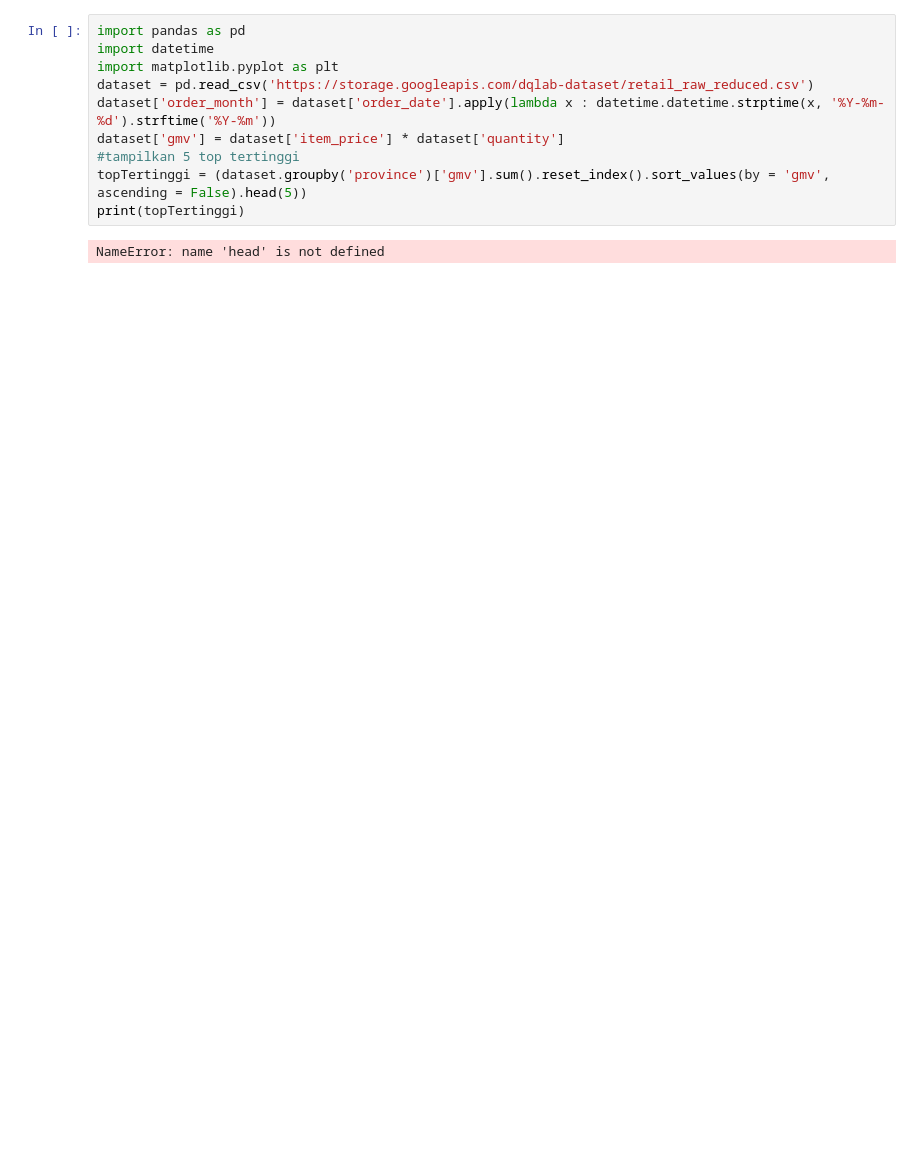
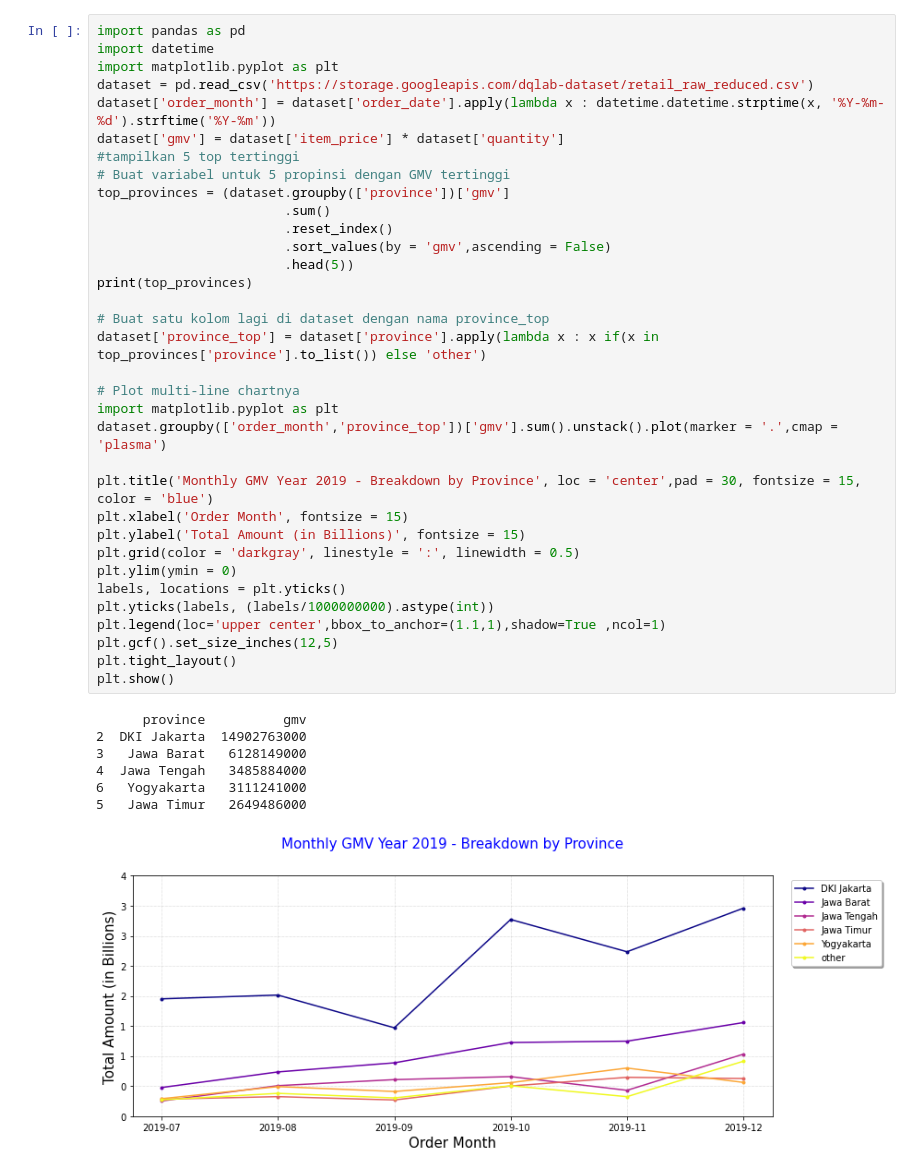
Before and after one commit to syukurd/PYTHONLIKE, a Jupyter notebook: sains/datascience/visualisasi part II/colormap.ipynb, the cells around one changed output. Saved outputs shown, nothing was run; the diff lists cells and outputs as text; blank space fills up the shorter version.

Commit message:
melakukan customisasi cmap 5 top provinsi

```diff
--- a/sains/datascience/visualisasi part II/colormap.ipynb
+++ b/sains/datascience/visualisasi part II/colormap.ipynb
@@ -21,12 +24,42 @@ plt.show()
 # %%
 import pandas as pd
 import datetime
 import matplotlib.pyplot as plt
 dataset = pd.read_csv('https://storage.googleapis.com/dqlab-dataset/retail_raw_reduced.csv')
 dataset['order_month'] = dataset['order_date'].apply(lambda x : datetime.datetime.strptime(x, '%Y-%m-%d').strftime('%Y-%m'))
 dataset['gmv'] = dataset['item_price'] * dataset['quantity']
 #tampilkan 5 top tertinggi
-topTertinggi = (dataset.groupby('province')['gmv'].sum().reset_index().sort_values(by = 'gmv', ascending = False).head(5))
-print(topTertinggi)
+# Buat variabel untuk 5 propinsi dengan GMV tertinggi
+top_provinces = (dataset.groupby(['province'])['gmv']
+                        .sum()
+                        .reset_index()
+                        .sort_values(by = 'gmv',ascending = False)
+                        .head(5))
+print(top_provinces)
+
+# Buat satu kolom lagi di dataset dengan nama province_top
+dataset['province_top'] = dataset['province'].apply(lambda x : x if(x in top_provinces['province'].to_list()) else 'other')
+
+# Plot multi-line chartnya
+import matplotlib.pyplot as plt
+dataset.groupby(['order_month','province_top'])['gmv'].sum().unstack().plot(marker = '.',cmap = 'plasma')
+
+plt.title('Monthly GMV Year 2019 - Breakdown by Province', loc = 'center',pad = 30, fontsize = 15, color = 'blue')
+plt.xlabel('Order Month', fontsize = 15)
+plt.ylabel('Total Amount (in Billions)', fontsize = 15)
+plt.grid(color = 'darkgray', linestyle = ':', linewidth = 0.5)
+plt.ylim(ymin = 0)
+labels, locations = plt.yticks()
+plt.yticks(labels, (labels/1000000000).astype(int))
+plt.legend(loc='upper center',bbox_to_anchor=(1.1,1),shadow=True ,ncol=1)
+plt.gcf().set_size_inches(12,5)
+plt.tight_layout()
+plt.show()
 # %% [output]
-NameError: name 'head' is not defined
+      province          gmv
+2  DKI Jakarta  14902763000
+3   Jawa Barat   6128149000
+4  Jawa Tengah   3485884000
+6   Yogyakarta   3111241000
+5   Jawa Timur   2649486000
+[figure, added]
```
Also changed, not shown: parts of 1 cell of this notebook.
